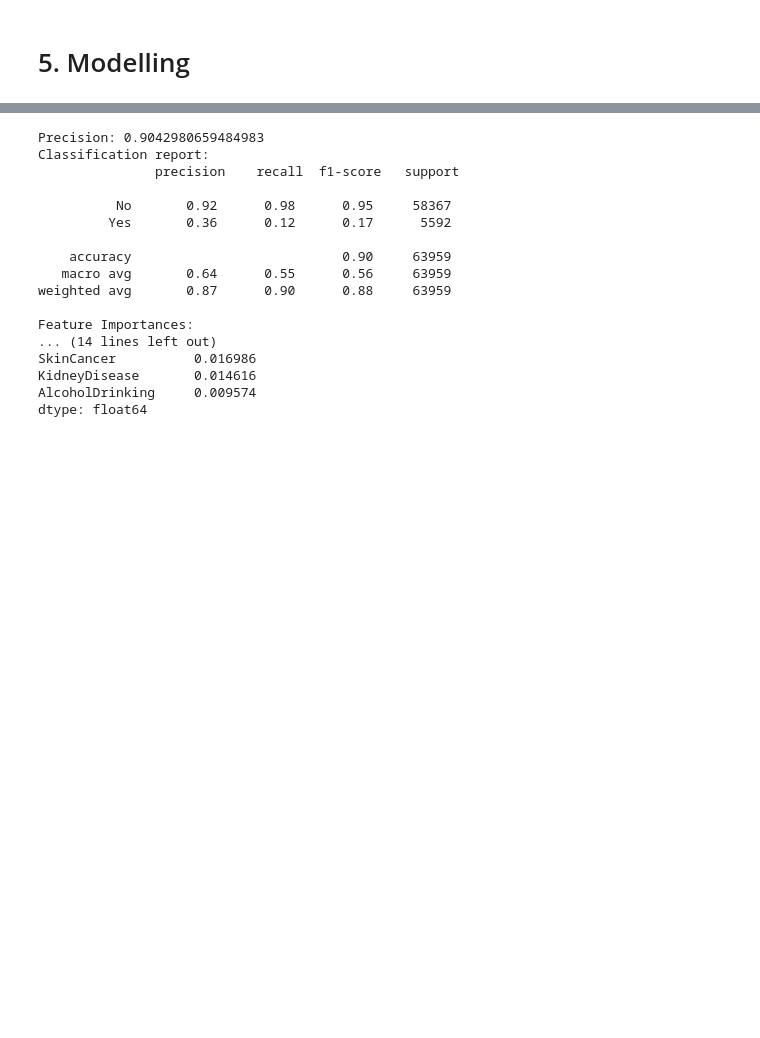
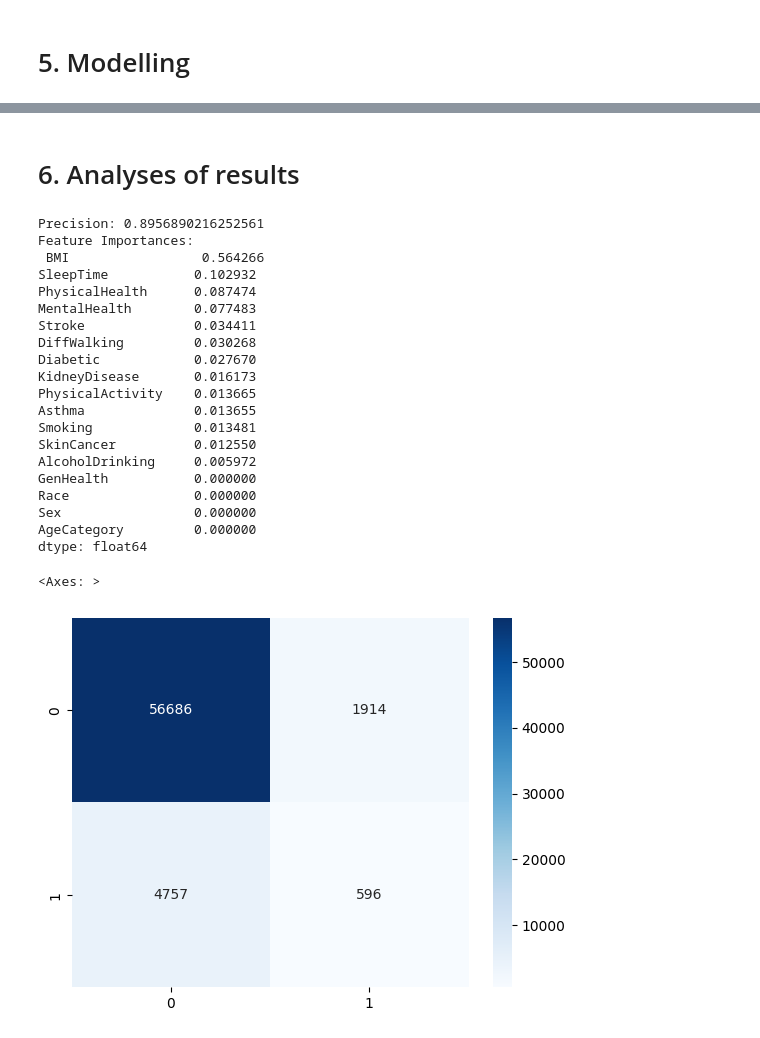
Before and after one commit to FilipJanikulaS22660/ASI_grupa_6, a Jupyter notebook: asi-grupa-6/notebooks/Heart_disease_classification.ipynb, the cells around one changed output, grey strips where cells are left out. Drawn from its saved outputs; the diff is of its cells as text; code cells hidden in the pictures; blank space fills up the shorter version.

Commit message:
Different models added to notebook

```diff
--- a/asi-grupa-6/notebooks/Heart_disease_classification.ipynb
+++ b/asi-grupa-6/notebooks/Heart_disease_classification.ipynb
@@ -191,3 +191,14 @@ plt.show()
 [figure]
 # %% [markdown]
 # 3. Adjust categorical variables
+# %%
+# Encode categorical columns
+def adjust_categorical_variable(var: str):
+    if var == 'Yes':
+        return 1
+    else:
+        return 0
+
+categorical_columns = data.dtypes == object
+categorical_columns = list(categorical_columns[categorical_columns].index)
+print(categorical_columns)
@@ -193,0 +207,3 @@ plt.show()
+# %%
+# Apply adjust_categorical_variable() function where needed
+data[categorical_columns] = data[categorical_columns].applymap(adjust_categorical_variable)
@@ -264,6 +290,6 @@ print(y_train.head())
 Name: HeartDisease, dtype: int64
 # %%
 # Create and train the Random Forest Classifier
-model = RandomForestClassifier(n_estimators=100, random_state=42)
-model.fit(X_train, y_train)
+model_rfc = RandomForestClassifier(n_estimators=100, random_state=42)
+model_rfc.fit(X_train, y_train)
 # %% [output]
@@ -284,0 +316,11 @@ ValueError: could not convert string to float: 'Yes'
+# %%
+# Make predictions on test test
+y_pred_rfc = model_rfc.predict(X_test)
+y_pred_log = model_log_reg.predict(X_test)
+y_pred_sgd = model_sgd_clf.predict(X_test)
+
+cm_rfc = confusion_matrix(y_test, y_pred_rfc)
+cm_log = confusion_matrix(y_test, y_pred_log)
+cm_sgd = confusion_matrix(y_test, y_pred_sgd)
+# %% [markdown]
+# 6. Analyses of results
@@ -285,32 +353,39 @@ ValueError: could not convert string to float: 'Yes'
 # %%
-# Make predictions on the test set
-y_pred = model.predict(X_test)
+# Evaluate the performance of different models
 
-# Evaluate the model's performance
-print("Precision:", accuracy_score(y_test, y_pred))
-print("Classification report:\n", classification_report(y_test, y_pred))
+# Random Forest Classifier
+print("Precision:", accuracy_score(y_test, y_pred_rfc))
 
 # Analyze feature importance
-importances = model.feature_importances_
+importances = model_rfc.feature_importances_
 feature_names = X.columns
 feature_importances = pd.Series(importances, index=feature_names)
 feature_importances.sort_values(ascending=False, inplace=True)
 print("Feature Importances:\n", feature_importances)
 # %% [output]
-Precision: 0.9042980659484983
-Classification report:
-               precision    recall  f1-score   support
-
-          No       0.92      0.98      0.95     58367
-         Yes       0.36      0.12      0.17      5592
-
-    accuracy                           0.90     63959
-   macro avg       0.64      0.55      0.56     63959
-weighted avg       0.87      0.90      0.88     63959
-
+Precision: 0.8956890216252561
 Feature Importances:
-... (14 lines left out)
-SkinCancer          0.016986
-KidneyDisease       0.014616
-AlcoholDrinking     0.009574
+ BMI                 0.564266
+SleepTime           0.102932
+PhysicalHealth      0.087474
+MentalHealth        0.077483
+Stroke              0.034411
+DiffWalking         0.030268
+Diabetic            0.027670
+KidneyDisease       0.016173
+PhysicalActivity    0.013665
+Asthma              0.013655
+Smoking             0.013481
+SkinCancer          0.012550
+AlcoholDrinking     0.005972
+GenHealth           0.000000
+Race                0.000000
+Sex                 0.000000
+AgeCategory         0.000000
 dtype: float64
+# %%
+# Heatmap of confusion matrix for model based on random forest classifier
+sns.heatmap(cm_rfc, annot=True, fmt='d', cmap='Blues', xticklabels=[0, 1], yticklabels=[0, 1])
+# %% [output]
+<Axes: >
+[figure, added]
```
Also changed, not shown: parts of 14 cells of this notebook.
